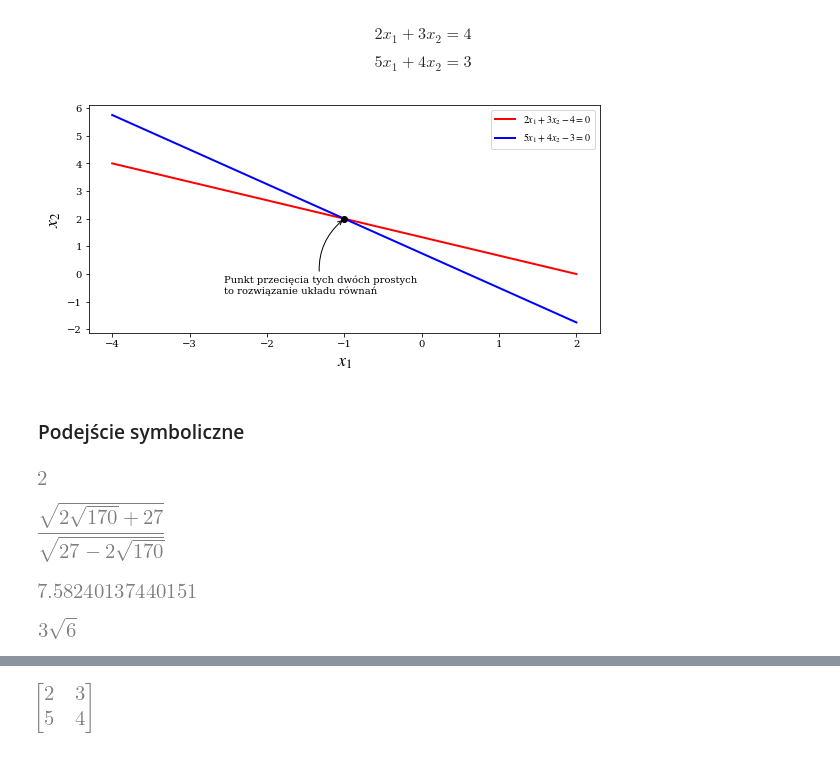
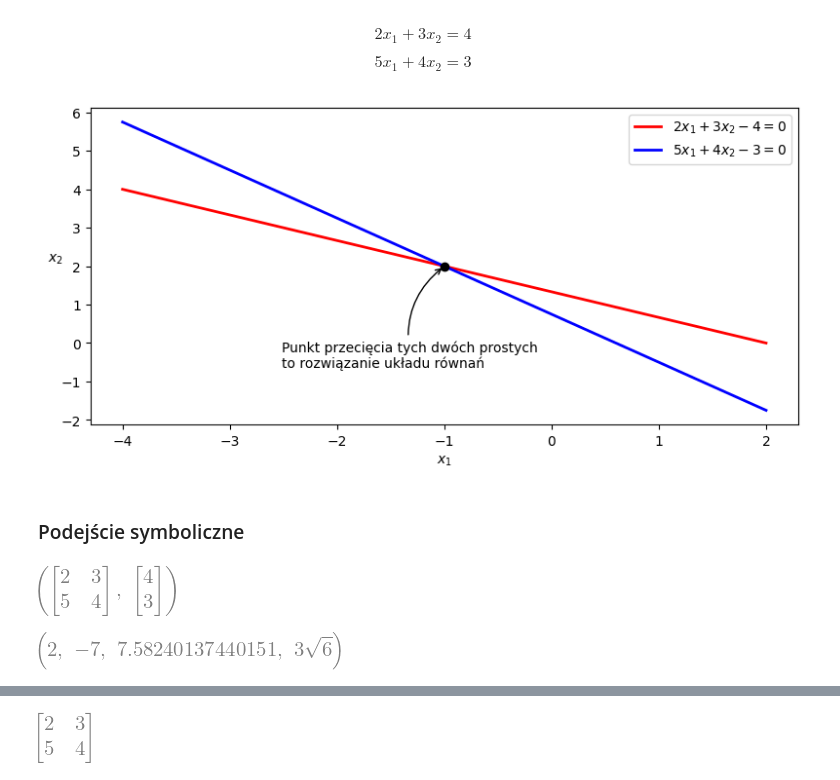
Before and after one commit to antonimarczuk123/Numerical-Python, a Jupyter notebook: Mathematical Python/orginal-src/r05 - SolveEquations.ipynb, the cells around one changed output, grey strips where cells are left out. Saved outputs shown, nothing was run; the diff lists cells and outputs as text; code cells hidden in the pictures.

```diff
--- a/Mathematical Python/orginal-src/r05 - SolveEquations.ipynb
+++ b/Mathematical Python/orginal-src/r05 - SolveEquations.ipynb
@@ -1,12 +1,8 @@
 # %% [markdown]
 # Rozdział 5. Rozwiązywanie równań
 # %%
-%matplotlib inline
 import matplotlib.pyplot as plt
 import matplotlib
-matplotlib.rcParams['mathtext.fontset'] = 'stix'
-matplotlib.rcParams['font.family'] = 'serif'
-matplotlib.rcParams['font.sans-serif'] = 'stix'
 
 from scipy import linalg as la
 from scipy import optimize
@@ -37,51 +24,42 @@ $$
 # %%
 fig, ax = plt.subplots(figsize=(8, 4))
 
 x1 = np.linspace(-4, 2, 100)
 
 x2_1 = (4 - 2 * x1)/3
 x2_2 = (3 - 5 * x1)/4
 
-ax.plot(x1, x2_1, 'r', lw=2, label=r"$2x_1+3x_2-4=0$")
-ax.plot(x1, x2_2, 'b', lw=2, label=r"$5x_1+4x_2-3=0$")
+ax.plot(x1, x2_1, 'r', lw=2, label="$2x_1+3x_2-4=0$")
+ax.plot(x1, x2_2, 'b', lw=2, label="$5x_1+4x_2-3=0$")
 
 A = np.array([[2, 3], [5, 4]])
 b = np.array([4, 3])
 x = la.solve(A, b)
 
 ax.plot(x[0], x[1], 'ko', lw=2)
 ax.annotate("Punkt przecięcia tych dwóch prostych\nto rozwiązanie układu równań",
             xy=(x[0], x[1]), xycoords='data',
             xytext=(-120, -75), textcoords='offset points',
             arrowprops=dict(arrowstyle="->", connectionstyle="arc3, rad=-.3"))
 
-ax.set_xlabel(r"$x_1$", fontsize=18)
-ax.set_ylabel(r"$x_2$", fontsize=18)
+ax.set_xlabel("$x_1$")
+ax.set_ylabel("$x_2$", rotation=0)
 ax.legend();
 
 fig.tight_layout()
 # %% [output]
-[figure, old version]
+[figure, new version]
 # %% [markdown]
 ### Podejście symboliczne
 # %%
 A = sympy.Matrix([[2, 3], [5, 4]])
 b = sympy.Matrix([4, 3])
+A, b
+# %% [output]
+[figure, added]
-# %%
-A.rank()
-# %% [output]
-[figure, removed]
-# %%
-A.condition_number()
-# %% [output]
-[figure, removed]
-# %%
-sympy.N(_)
-# %% [output]
-[figure, removed]
-# %%
-A.norm()
-# %% [output]
-[figure, removed]
+# %%
+A.rank(), A.det(), sympy.N(A.condition_number()), A.norm()
+# %% [output]
+[figure, added]
 # %%
 L, U, P = A.LUdecomposition()
```
Also changed, not shown: parts of 42 cells of this notebook.
